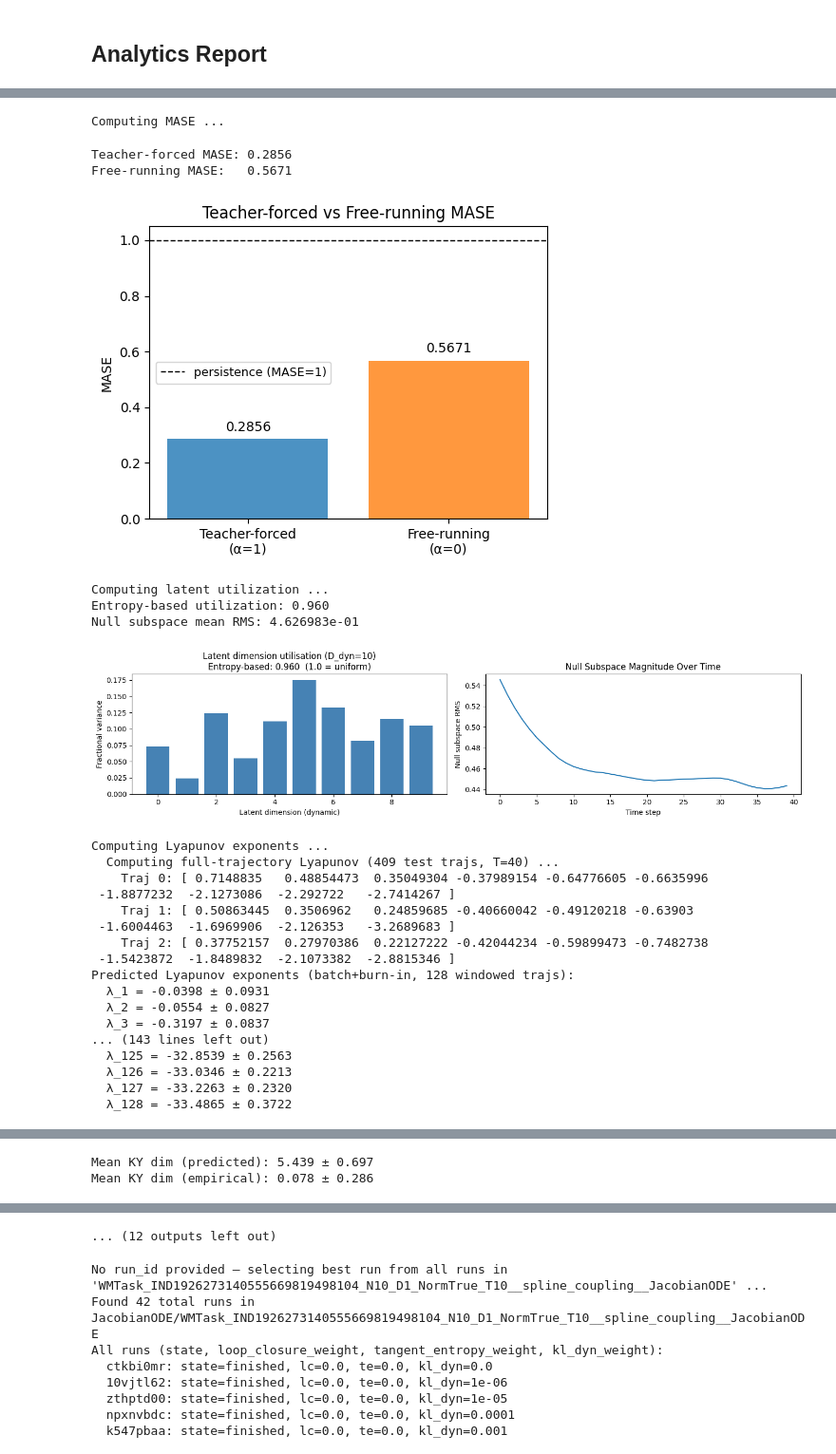
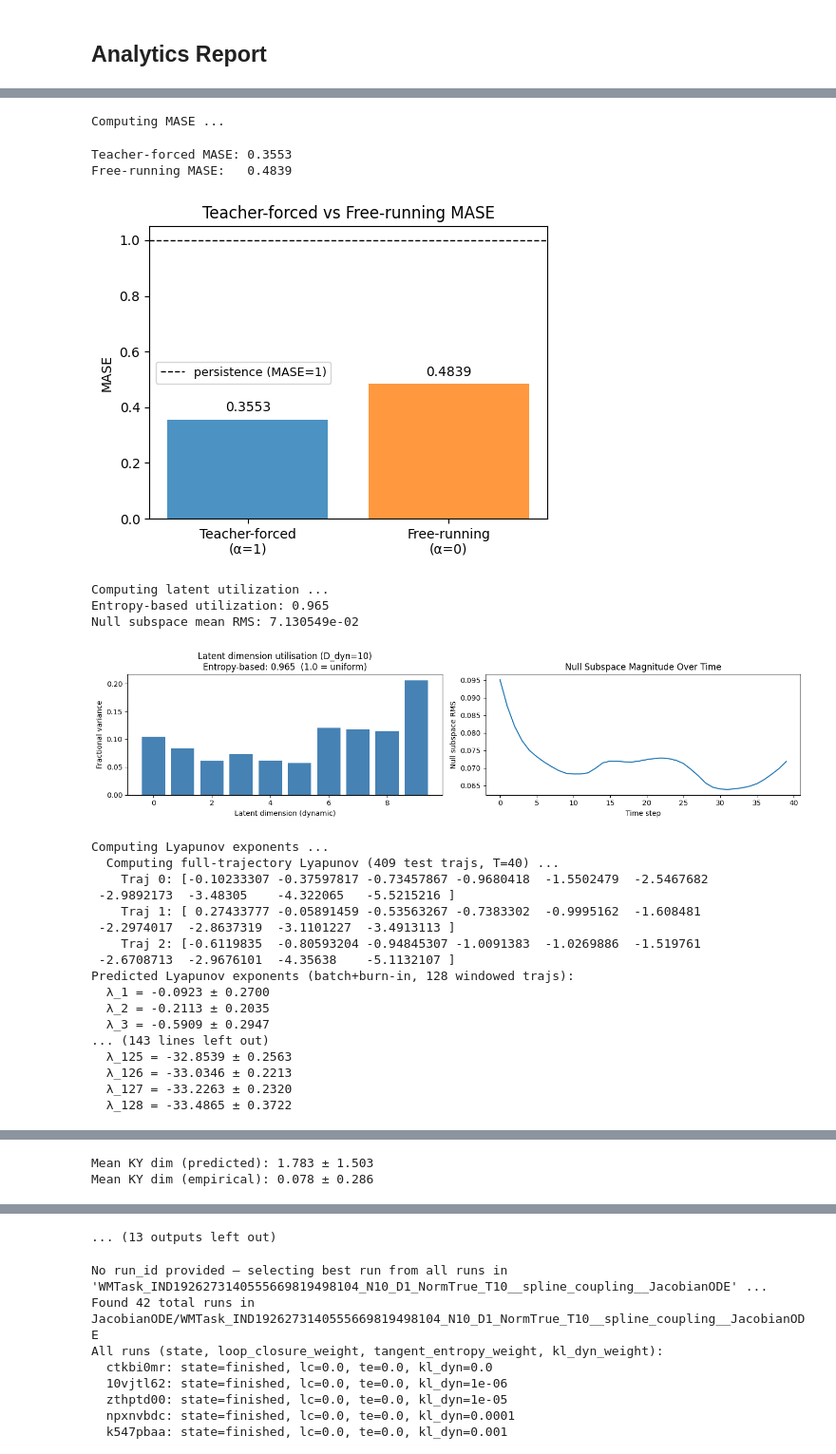
Before and after one commit to adamjeisen/JacobianODE, a Jupyter notebook: _jupyter/Sweep Analytics Report.ipynb, the cells around one changed output, grey strips where cells are left out. Shown at 95% size. Saved outputs shown, nothing was run; the diff lists cells and outputs as text; code cells hidden in the pictures.

```diff
--- a/_jupyter/Sweep Analytics Report.ipynb
+++ b/_jupyter/Sweep Analytics Report.ipynb
@@ -28,14 +28,14 @@ TRUE_LYAPUNOV = None
 result, lit_model, run_id = run_analytics(
     wandb_entity=WANDB_ENTITY,
     wandb_project=WANDB_PROJECT,
-    run_id="hrbdn801",
+    run_id="71dtnbjq",
     save_dir=SAVE_DIR,
     wandb_group=WANDB_GROUP,
     true_lyapunov=TRUE_LYAPUNOV,
     lyapunov_burn_in_steps=1000,
     lyapunov_burn_in_drop=200,
-    # output=["show", "html"],
-    output=["show"],
+    output=["show", "html"],
+    # output=["show"],
     output_dir="reports",
     return_model=True,
 )
@@ -55,23 +56,23 @@ Computing reconstruction ...
 Computing MASE ...
-Teacher-forced MASE: 0.2856
-Free-running MASE:   0.5671
+Teacher-forced MASE: 0.3553
+Free-running MASE:   0.4839
-[figure, old version]
+[figure, new version]
 Computing latent utilization ...
-Entropy-based utilization: 0.960
-Null subspace mean RMS: 4.626983e-01
+Entropy-based utilization: 0.965
+Null subspace mean RMS: 7.130549e-02
-[figure, old version]
+[figure, new version]
 Computing Lyapunov exponents ...
   Computing full-trajectory Lyapunov (409 test trajs, T=40) ...
-    Traj 0: [ 0.7148835   0.48854473  0.35049304 -0.37989154 -0.64776605 -0.6635996
- -1.8877232  -2.1273086  -2.292722   -2.7414267 ]
-    Traj 1: [ 0.50863445  0.3506962   0.24859685 -0.40660042 -0.49120218 -0.63903
- -1.6004463  -1.6969906  -2.126353   -3.2689683 ]
-    Traj 2: [ 0.37752157  0.27970386  0.22127222 -0.42044234 -0.59899473 -0.7482738
- -1.5423872  -1.8489832  -2.1073382  -2.8815346 ]
+    Traj 0: [-0.10233307 -0.37597817 -0.73457867 -0.9680418  -1.5502479  -2.5467682
+ -2.9892173  -3.48305    -4.322065   -5.5215216 ]
+    Traj 1: [ 0.27433777 -0.05891459 -0.53563267 -0.7383302  -0.9995162  -1.608481
+ -2.2974017  -2.8637319  -3.1101227  -3.4913113 ]
+    Traj 2: [-0.6119835  -0.80593204 -0.94845307 -1.0091383  -1.0269886  -1.519761
+ -2.6708713  -2.9676101  -4.35638    -5.1132107 ]
 Predicted Lyapunov exponents (batch+burn-in, 128 windowed trajs):
-  λ_1 = -0.0398 ± 0.0931
-  λ_2 = -0.0554 ± 0.0827
-  λ_3 = -0.3197 ± 0.0837
+  λ_1 = -0.0923 ± 0.2700
+  λ_2 = -0.2113 ± 0.2035
+  λ_3 = -0.5909 ± 0.2947
 ... (143 lines left out)
   λ_125 = -32.8539 ± 0.2563
   λ_126 = -33.0346 ± 0.2213
@@ -81,2 +82,2 @@ Predicted Lyapunov exponents (batch+burn-in, 128 windowed trajs):
-Mean KY dim (predicted): 5.439 ± 0.697
+Mean KY dim (predicted): 1.783 ± 1.503
 Mean KY dim (empirical): 0.078 ± 0.286
@@ -84,4 +85,4 @@ Mean KY dim (empirical): 0.078 ± 0.286
-... (12 outputs left out)
+... (13 outputs left out)
 # %%
 result, lit_model, run_id = run_analytics(
     wandb_entity=WANDB_ENTITY,
```
Also changed, not shown: parts of 1 cell of this notebook, 15 other files.
